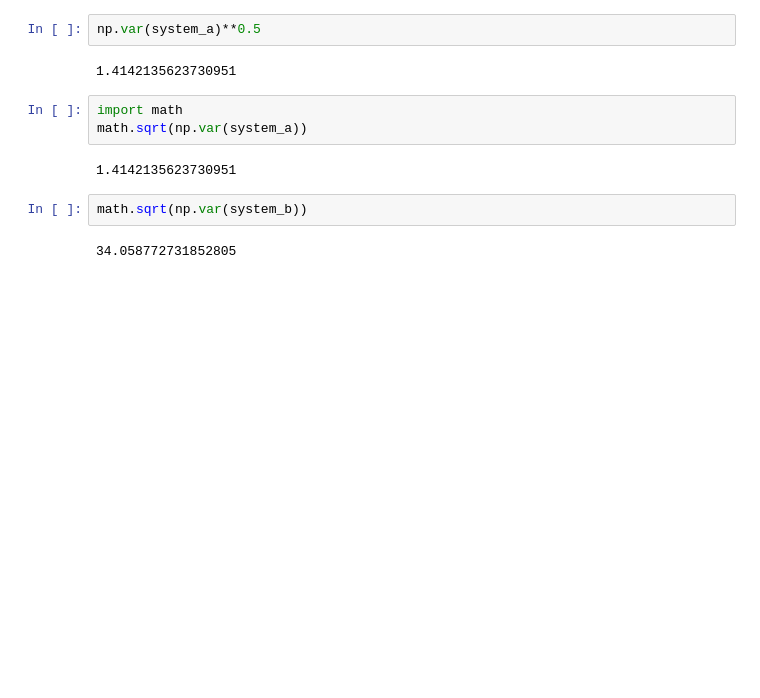
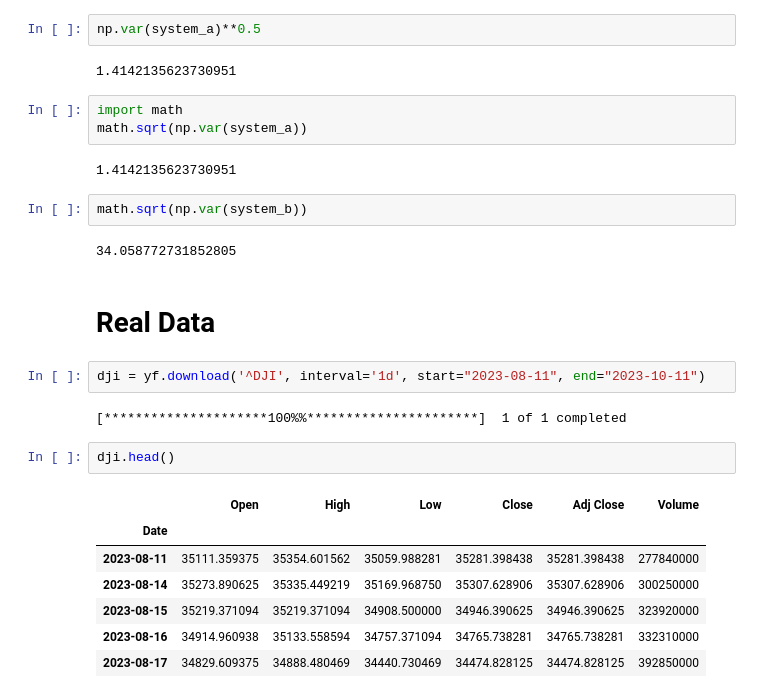
Before and after one commit to astrrr/quant-lab, a Jupyter notebook: lab_py_fin_variance.ipynb, the cells around one changed output. Drawn from its saved outputs; the diff is of its cells as text; blank space fills up the shorter version.

```diff
--- a/lab_py_fin_variance.ipynb
+++ b/lab_py_fin_variance.ipynb
@@ -116,3 +116,19 @@ math.sqrt(np.var(system_a))
 math.sqrt(np.var(system_b))
 # %% [output]
 34.058772731852805
+# %% [markdown]
+# Real Data
+# %%
+dji = yf.download('^DJI', interval='1d', start="2023-08-11", end="2023-10-11")
+# %% [output]
+[*********************100%%**********************]  1 of 1 completed
+# %%
+dji.head()
+# %% [output]
+|  | Open | High | Low | Close | Adj Close | Volume |
+| Date |  |  |  |  |  |  |
+| 2023-08-11 | 35111.359375 | 35354.601562 | 35059.988281 | 35281.398438 | 35281.398438 | 277840000 |
+| 2023-08-14 | 35273.890625 | 35335.449219 | 35169.968750 | 35307.628906 | 35307.628906 | 300250000 |
+| 2023-08-15 | 35219.371094 | 35219.371094 | 34908.500000 | 34946.390625 | 34946.390625 | 323920000 |
+| 2023-08-16 | 34914.960938 | 35133.558594 | 34757.371094 | 34765.738281 | 34765.738281 | 332310000 |
+| 2023-08-17 | 34829.609375 | 34888.480469 | 34440.730469 | 34474.828125 | 34474.828125 | 392850000 |
```
Also changed, not shown: parts of 8 cells of this notebook.
